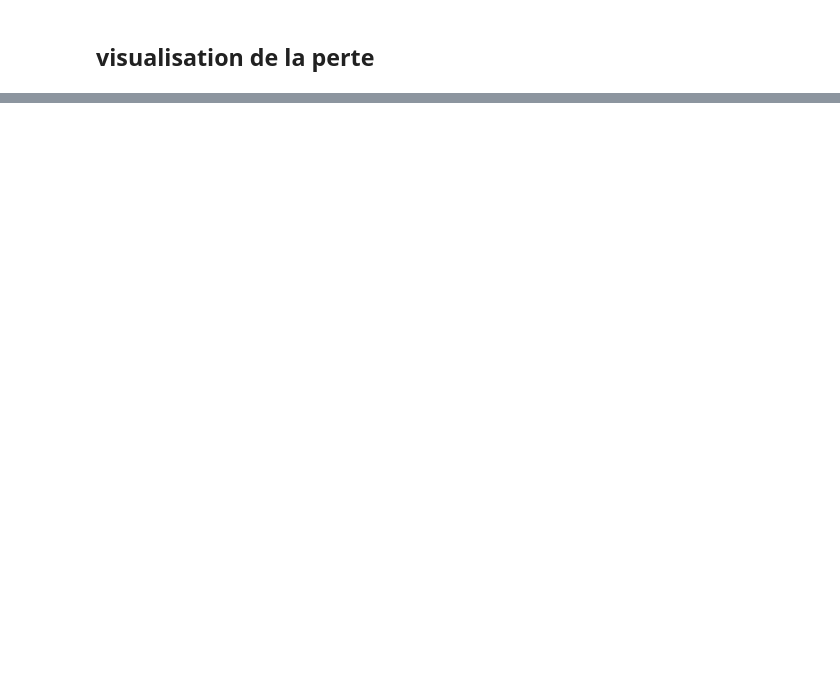
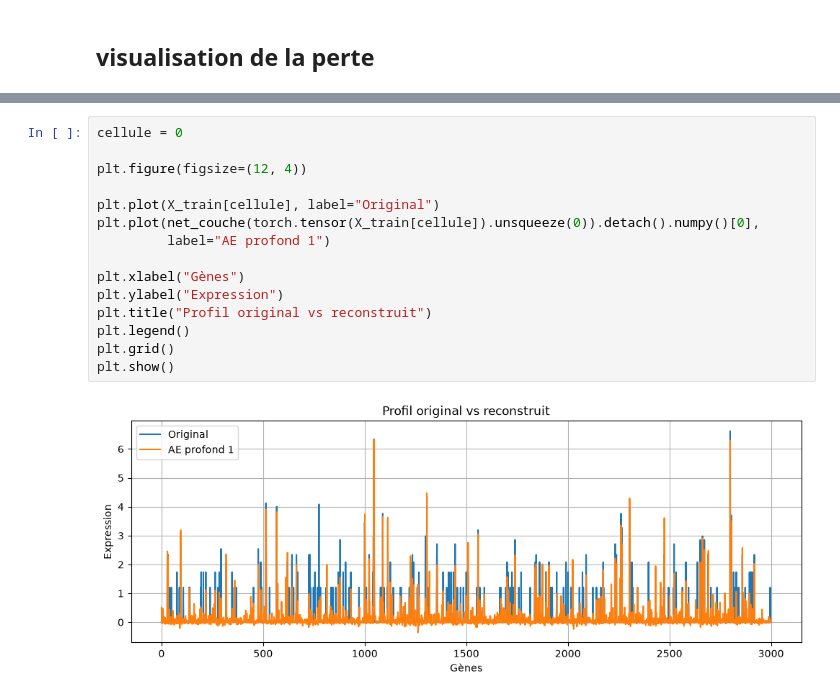
Before and after one commit to Simonn18/projet_DEA, a Jupyter notebook: Scripts/2-EA.ipynb, the cells around one changed output, grey strips where cells are left out. Saved outputs shown, nothing was run; the diff lists cells and outputs as text; blank space fills up the shorter version.

```diff
--- a/Scripts/2-EA.ipynb
+++ b/Scripts/2-EA.ipynb
@@ -310,0 +365,17 @@ Résultats AE sauvegardés.
+# %%
+cellule = 0
+
+plt.figure(figsize=(12, 4))
+
+plt.plot(X_train[cellule], label="Original")
+plt.plot(net_couche(torch.tensor(X_train[cellule]).unsqueeze(0)).detach().numpy()[0],
+         label="AE profond 1")
+
+plt.xlabel("Gènes")
+plt.ylabel("Expression")
+plt.title("Profil original vs reconstruit")
+plt.legend()
+plt.grid()
+plt.show()
+# %% [output]
+[figure, added]
```
Also changed, not shown: parts of 15 cells of this notebook, 4 other files.
